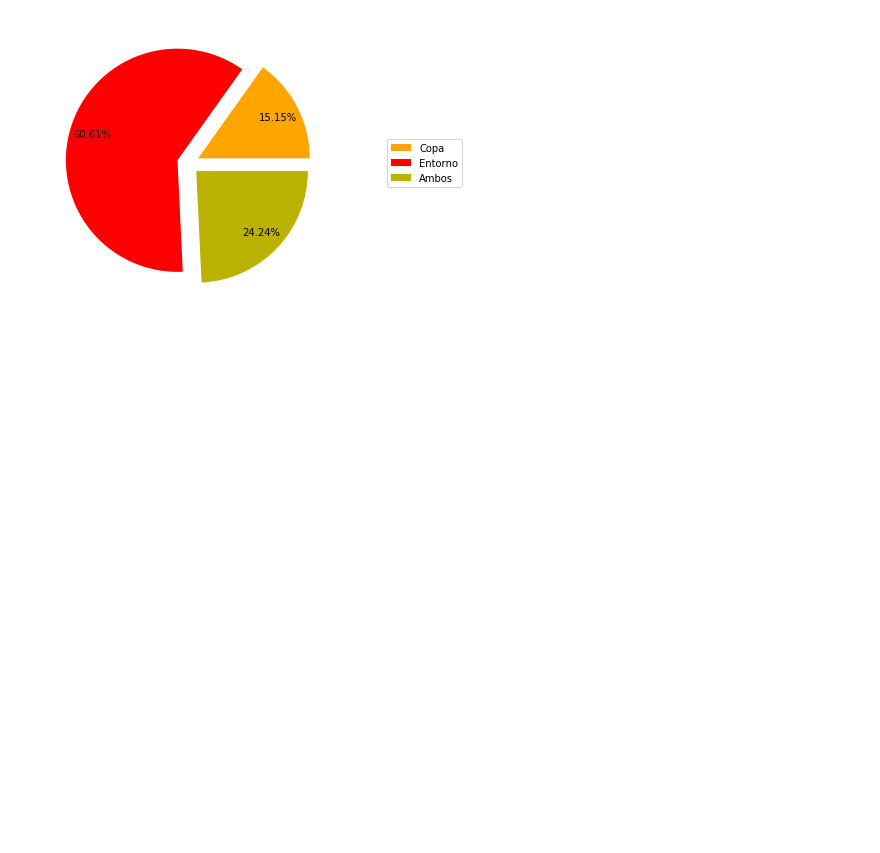
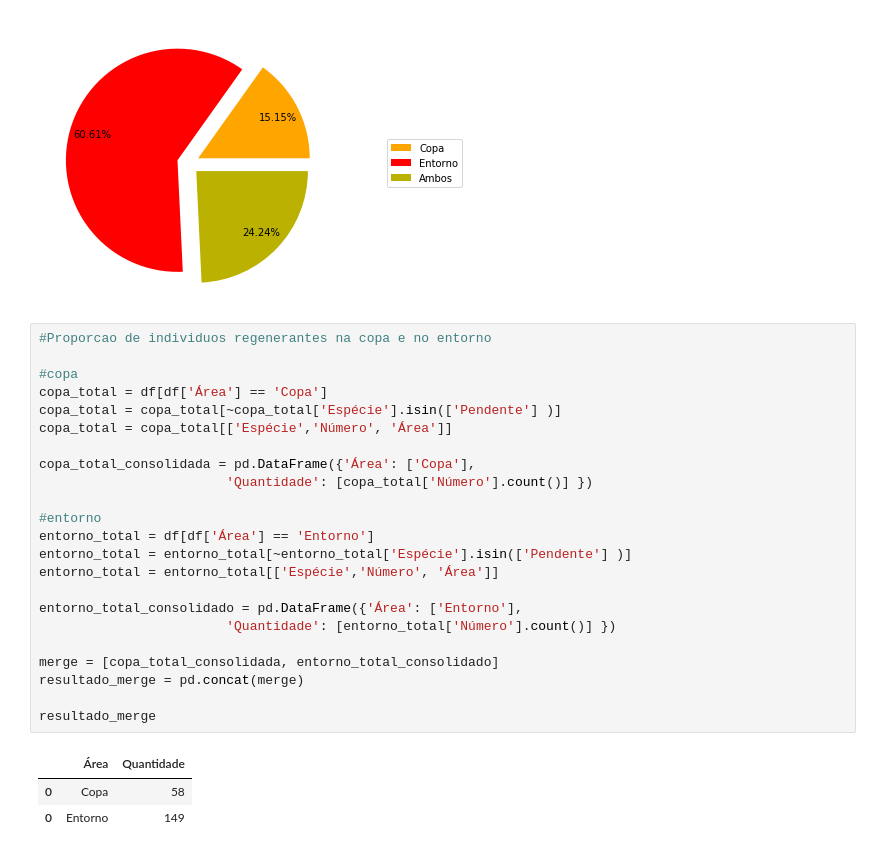
Before and after one commit to taniagmangolini/PalmeiraLequeDaChinaPEC, a Jupyter notebook: analise_all_palms.ipynb, the cells around one changed output. Cells and saved outputs as stored; diff of their text form; blank space fills up the shorter version.

```diff
--- a/analise_all_palms.ipynb
+++ b/analise_all_palms.ipynb
@@ -678,3 +678,30 @@ plt.legend(pie[0], labels, bbox_to_anchor=(1.5,0.5), loc="right")
 plt.show()
 # %% [output]
 [figure]
+# %%
+#Proporcao de individuos regenerantes na copa e no entorno
+
+#copa
+copa_total = df[df['Área'] == 'Copa']
+copa_total = copa_total[~copa_total['Espécie'].isin(['Pendente'] )]
+copa_total = copa_total[['Espécie','Número', 'Área']]
+
+copa_total_consolidada = pd.DataFrame({'Área': ['Copa'],
+                        'Quantidade': [copa_total['Número'].count()] })
+
+#entorno
+entorno_total = df[df['Área'] == 'Entorno']
+entorno_total = entorno_total[~entorno_total['Espécie'].isin(['Pendente'] )]
+entorno_total = entorno_total[['Espécie','Número', 'Área']]
+
+entorno_total_consolidado = pd.DataFrame({'Área': ['Entorno'],
+                        'Quantidade': [entorno_total['Número'].count()] })
+
+merge = [copa_total_consolidada, entorno_total_consolidado]
+resultado_merge = pd.concat(merge)
+
+resultado_merge
+# %% [output]
+|  | Área | Quantidade |
+| 0 | Copa | 58 |
+| 0 | Entorno | 149 |
```
Also changed, not shown: parts of 1 cell of this notebook.
